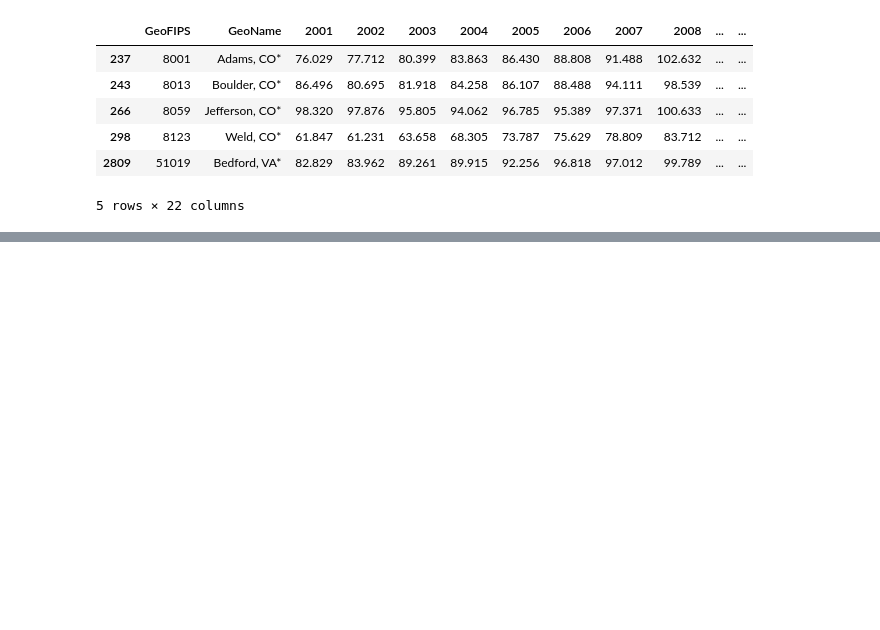
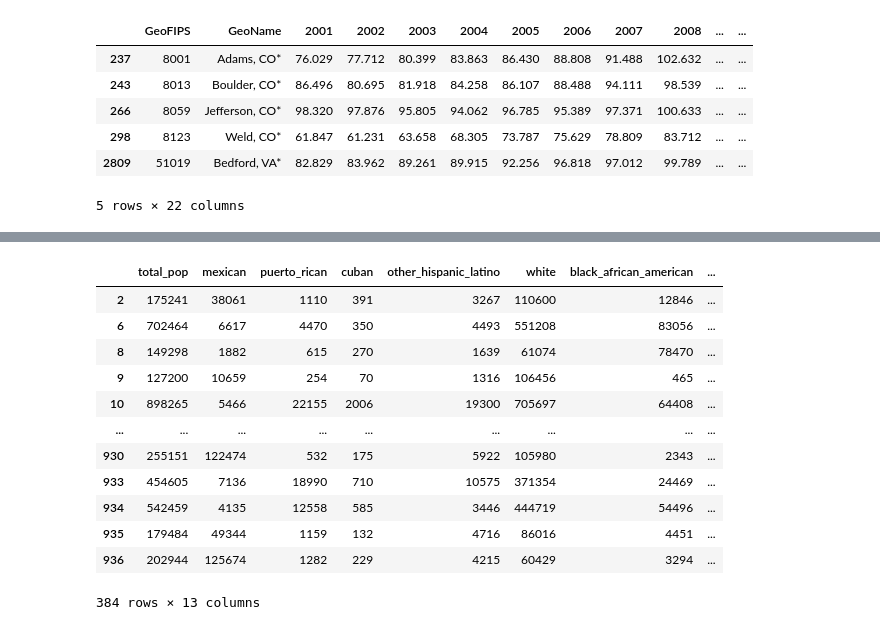
Before and after one commit to BasisResearch/cities, a Jupyter notebook: docs/experimental_notebooks/data_processing/metro_area.ipynb, the cells around one changed output, grey strips where cells are left out. Cells and saved outputs as stored; diff of their text form; code cells hidden in the pictures; blank space fills up the shorter version.

Commit message:
metro_areas experiments WIP

```diff
--- a/docs/experimental_notebooks/data_processing/metro_area.ipynb
+++ b/docs/experimental_notebooks/data_processing/metro_area.ipynb
@@ -78,0 +122,18 @@ rows_matching_values
+# %%
+import requests
+
+area = 'metropolitan%20statistical%20area/micropolitan%20statistical%20area:*'
+
+variables = "DP05_0070E,DP05_0072E,DP05_0073E,DP05_0074E,DP05_0075E,DP05_0077E,DP05_0078E,DP05_0079E,DP05_0080E,DP05_0081E,DP05_0082E,DP05_0083E"
+
+
+url = f'https://api.census.gov/data/2021/acs/acs5/profile?get={variables}&for={area}'
+
+response = requests.get(url)
+
+assert response.status_code == 200 # 200 means success
+
+data = response.json()
+
+df = pd.DataFrame(data[1:], columns=data[0])
+df.columns
@@ -78,0 +146,17 @@ rows_matching_values
+# %%
+df.columns = [
+        "total_pop",
+        "mexican",
+        "puerto_rican",
+        "cuban",
+        "other_hispanic_latino",
+        "white",
+        "black_african_american",
+        "american_indian_alaska_native",
+        "asian",
+        "native_hawaiian_other_pacific_islander",
+        "other_race",
+        "two_or_more_sum",
+        'CBSA',
+    ]
+df.head()
@@ -78,0 +170,4 @@ rows_matching_values
+# %%
+df['CBSA'] = df['CBSA'].astype(np.int64)
+df2 = df[df['CBSA'].isin(metro_areas['GeoFIPS'])]
+df2.head(2)
@@ -78,0 +236,16 @@ rows_matching_values
+# %%
+df2
+# %% [output]
+|  | total_pop | mexican | puerto_rican | cuban | other_hispanic_latino | white | black_african_american | ... |
+| 2 | 175241 | 38061 | 1110 | 391 | 3267 | 110600 | 12846 | ... |
+| 6 | 702464 | 6617 | 4470 | 350 | 4493 | 551208 | 83056 | ... |
+| 8 | 149298 | 1882 | 615 | 270 | 1639 | 61074 | 78470 | ... |
+| 9 | 127200 | 10659 | 254 | 70 | 1316 | 106456 | 465 | ... |
+| 10 | 898265 | 5466 | 22155 | 2006 | 19300 | 705697 | 64408 | ... |
+| ... | ... | ... | ... | ... | ... | ... | ... | ... |
+| 930 | 255151 | 122474 | 532 | 175 | 5922 | 105980 | 2343 | ... |
+| 933 | 454605 | 7136 | 18990 | 710 | 10575 | 371354 | 24469 | ... |
+| 934 | 542459 | 4135 | 12558 | 585 | 3446 | 444719 | 54496 | ... |
+| 935 | 179484 | 49344 | 1159 | 132 | 4716 | 86016 | 4451 | ... |
+| 936 | 202944 | 125674 | 1282 | 229 | 4215 | 60429 | 3294 | ... |
+384 rows × 13 columns
```
Also changed, not shown: parts of 16 cells of this notebook.
